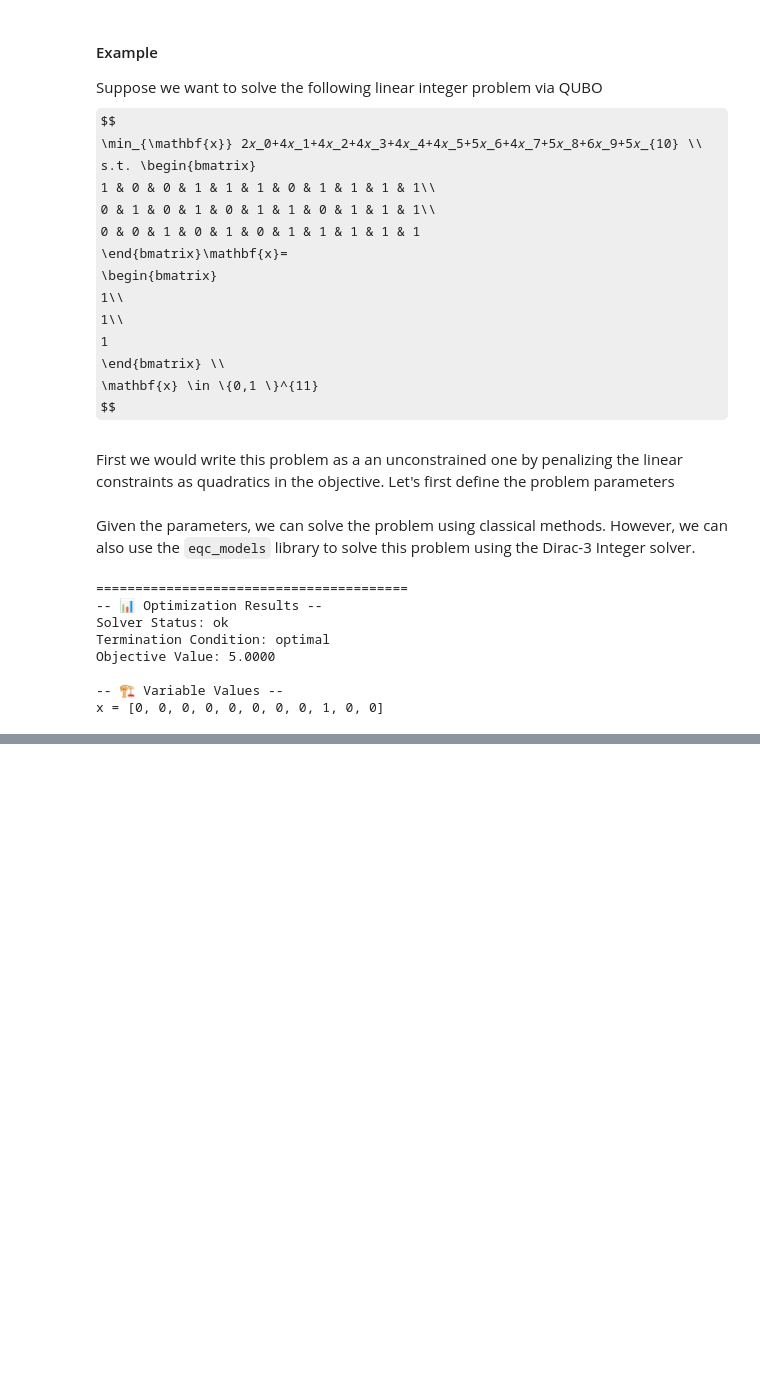
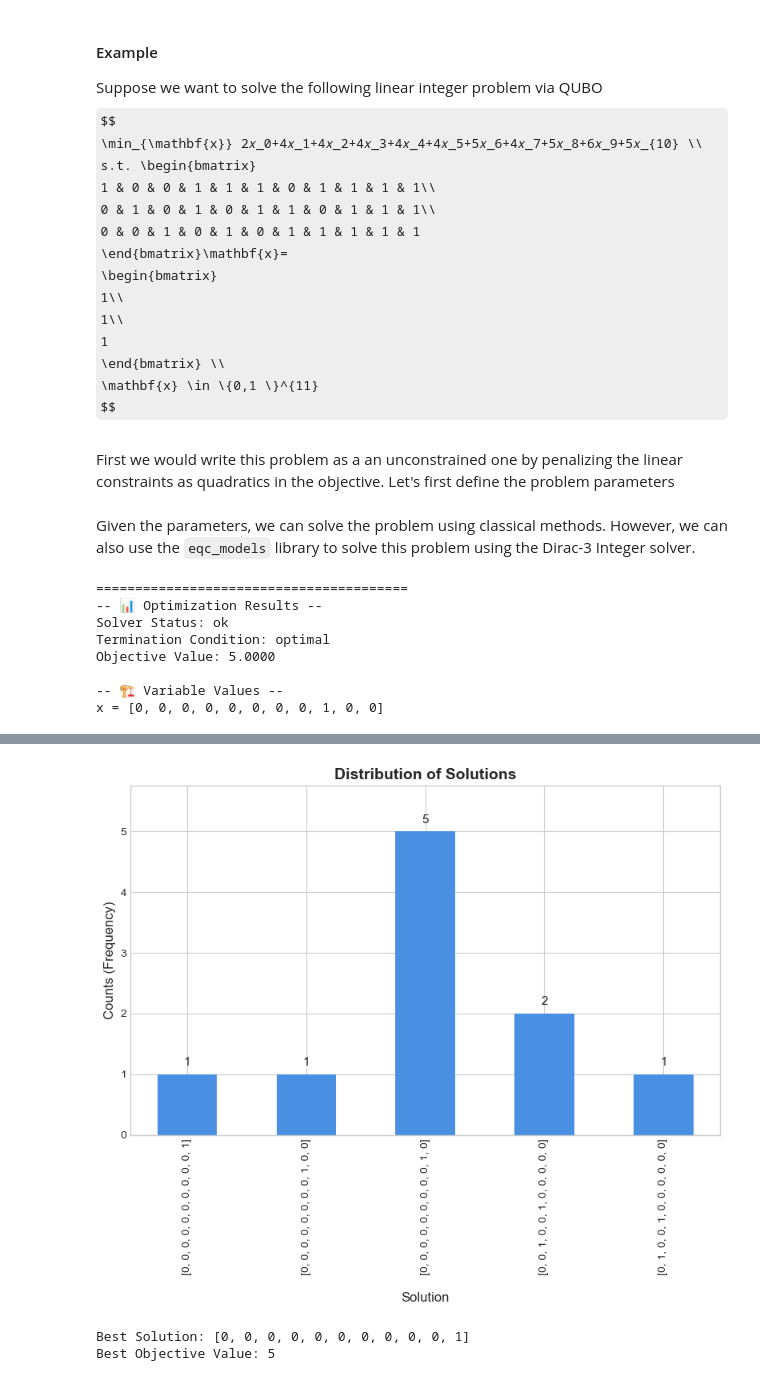
Before and after one commit to AlbertLee125/QUBONotebooks, a Jupyter notebook: notebooks_py/6-QCi_python.ipynb, the cells around one changed output, grey strips where cells are left out. Saved outputs shown, nothing was run; the diff lists cells and outputs as text; code cells hidden in the pictures; some formulas as TeX source; blank space fills up the shorter version.

```diff
--- a/notebooks_py/6-QCi_python.ipynb
+++ b/notebooks_py/6-QCi_python.ipynb
@@ -740,0 +616,18 @@ nx.draw(G, with_labels=True)
+# %%
+coefficients = c
+num_vars = 11
+indices = [[0, i + 1] for i in range(num_vars)]
+
+lhs = A
+rhs = b
+
+# Create the constrained polynomial model
+constraint_model = ConstrainedPolynomialModel(coefficients, indices, lhs, rhs)
+constraint_model.upper_bound = np.ones(num_vars, ) # Set the upper bound for the variables
+# Set the penalty multiplier for the constraints
+# This is a crucial step to ensure the constraints are satisfied in the optimization process.
+constraint_model.penalty_multiplier = np.sum(np.abs(c)) + 1  # Set the penalty multiplier
+print(constraint_model.offset) # Offse term generated by the model
+
+solver = Dirac3IntegerCloudSolver(url=api_url, api_token=api_token)
+response = solver.solve(model, num_samples=10)
@@ -740,0 +642,14 @@ nx.draw(G, with_labels=True)
+# %%
+# plot the distribution of unique solutions
+plot_solution_distribution(response)
+
+# Extract the best solution and its objective value
+best_solution = response["results"]["solutions"][0]
+best_objective_value = response["results"]["energies"][0] + constraint_model.offset * constraint_model.penalty_multiplier
+
+print(f"Best Solution: {best_solution}")
+print(f"Best Objective Value: {best_objective_value}")
+# %% [output]
+[figure, added]
+Best Solution: [0, 0, 0, 0, 0, 0, 0, 0, 0, 0, 1]
+Best Objective Value: 5
```
Also changed, not shown: parts of 26 cells of this notebook.
